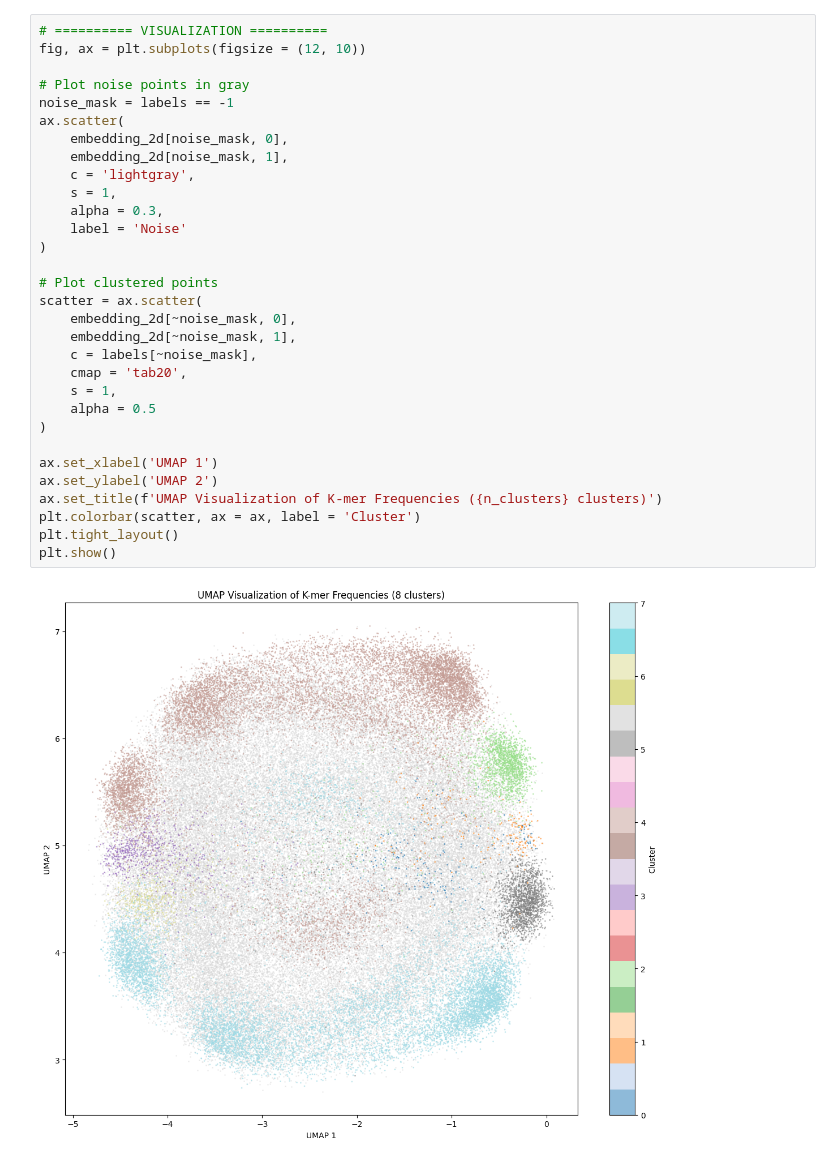
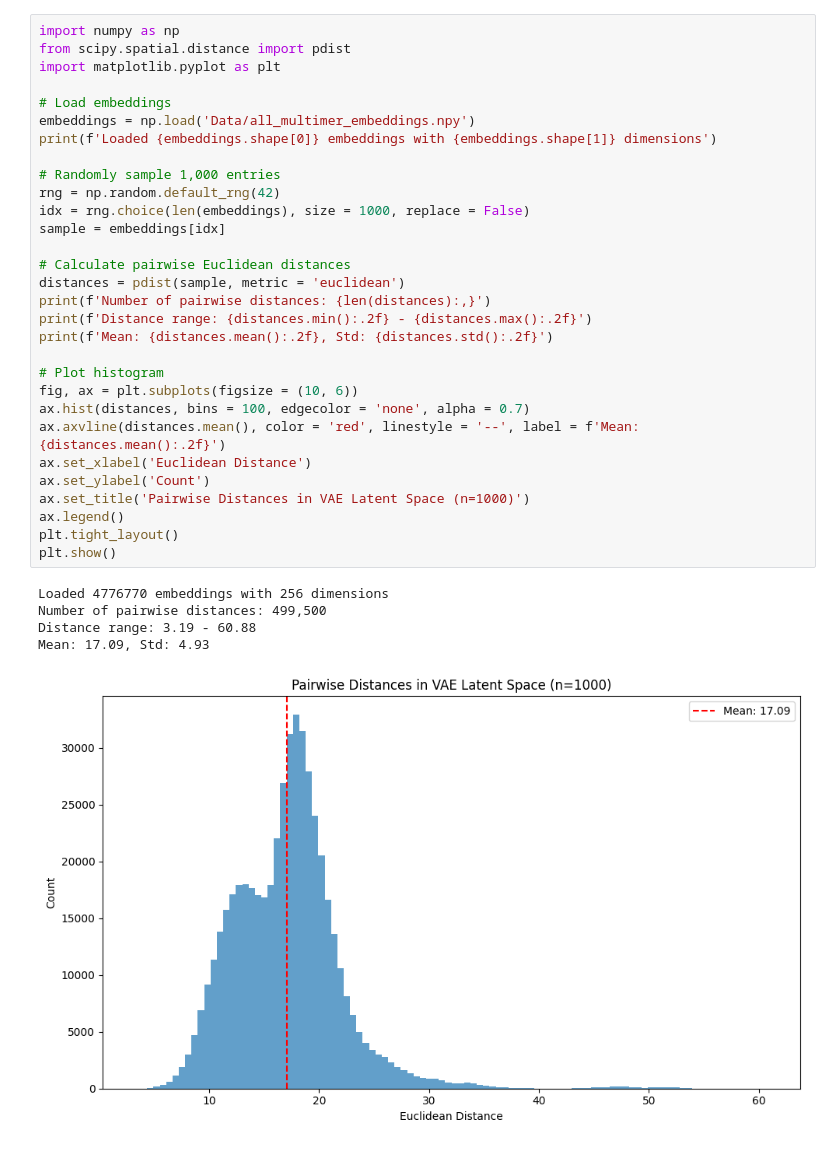
Before and after one commit to tnn111/Embedding, a Jupyter notebook: clustering.ipynb, the cells around one changed output. Saved outputs shown, nothing was run; the diff lists cells and outputs as text.

```diff
--- a/clustering.ipynb
+++ b/clustering.ipynb
@@ -115,33 +1,36 @@ Epochs completed:  51%| █████      102/200 [00:38]
-# %%
-# ========== VISUALIZATION ==========
-fig, ax = plt.subplots(figsize = (12, 10))
-
-# Plot noise points in gray
-noise_mask = labels == -1
-ax.scatter(
-    embedding_2d[noise_mask, 0],
-    embedding_2d[noise_mask, 1],
-    c = 'lightgray',
-    s = 1,
-    alpha = 0.3,
-    label = 'Noise'
-)
-
-# Plot clustered points
-scatter = ax.scatter(
-    embedding_2d[~noise_mask, 0],
-    embedding_2d[~noise_mask, 1],
-    c = labels[~noise_mask],
-    cmap = 'tab20',
-    s = 1,
-    alpha = 0.5
-)
-
-ax.set_xlabel('UMAP 1')
-ax.set_ylabel('UMAP 2')
-ax.set_title(f'UMAP Visualization of K-mer Frequencies ({n_clusters} clusters)')
-plt.colorbar(scatter, ax = ax, label = 'Cluster')
-plt.tight_layout()
-plt.show()
-# %% [output]
-[figure, removed]
+# %%
+import numpy as np
+from scipy.spatial.distance import pdist
+import matplotlib.pyplot as plt
+
+# Load embeddings
+embeddings = np.load('Data/all_multimer_embeddings.npy')
+print(f'Loaded {embeddings.shape[0]} embeddings with {embeddings.shape[1]} dimensions')
+
+# Randomly sample 1,000 entries
+rng = np.random.default_rng(42)
+idx = rng.choice(len(embeddings), size = 1000, replace = False)
+sample = embeddings[idx]
+
+# Calculate pairwise Euclidean distances
+distances = pdist(sample, metric = 'euclidean')
+print(f'Number of pairwise distances: {len(distances):,}')
+print(f'Distance range: {distances.min():.2f} - {distances.max():.2f}')
+print(f'Mean: {distances.mean():.2f}, Std: {distances.std():.2f}')
+
+# Plot histogram
+fig, ax = plt.subplots(figsize = (10, 6))
+ax.hist(distances, bins = 100, edgecolor = 'none', alpha = 0.7)
+ax.axvline(distances.mean(), color = 'red', linestyle = '--', label = f'Mean: {distances.mean():.2f}')
+ax.set_xlabel('Euclidean Distance')
+ax.set_ylabel('Count')
+ax.set_title('Pairwise Distances in VAE Latent Space (n=1000)')
+ax.legend()
+plt.tight_layout()
+plt.show()
+# %% [output]
+Loaded 4776770 embeddings with 256 dimensions
+Number of pairwise distances: 499,500
+Distance range: 3.19 - 60.88
+Mean: 17.09, Std: 4.93
+[figure, added]
```
Also changed, not shown: parts of 7 cells of this notebook, 4 other files.
